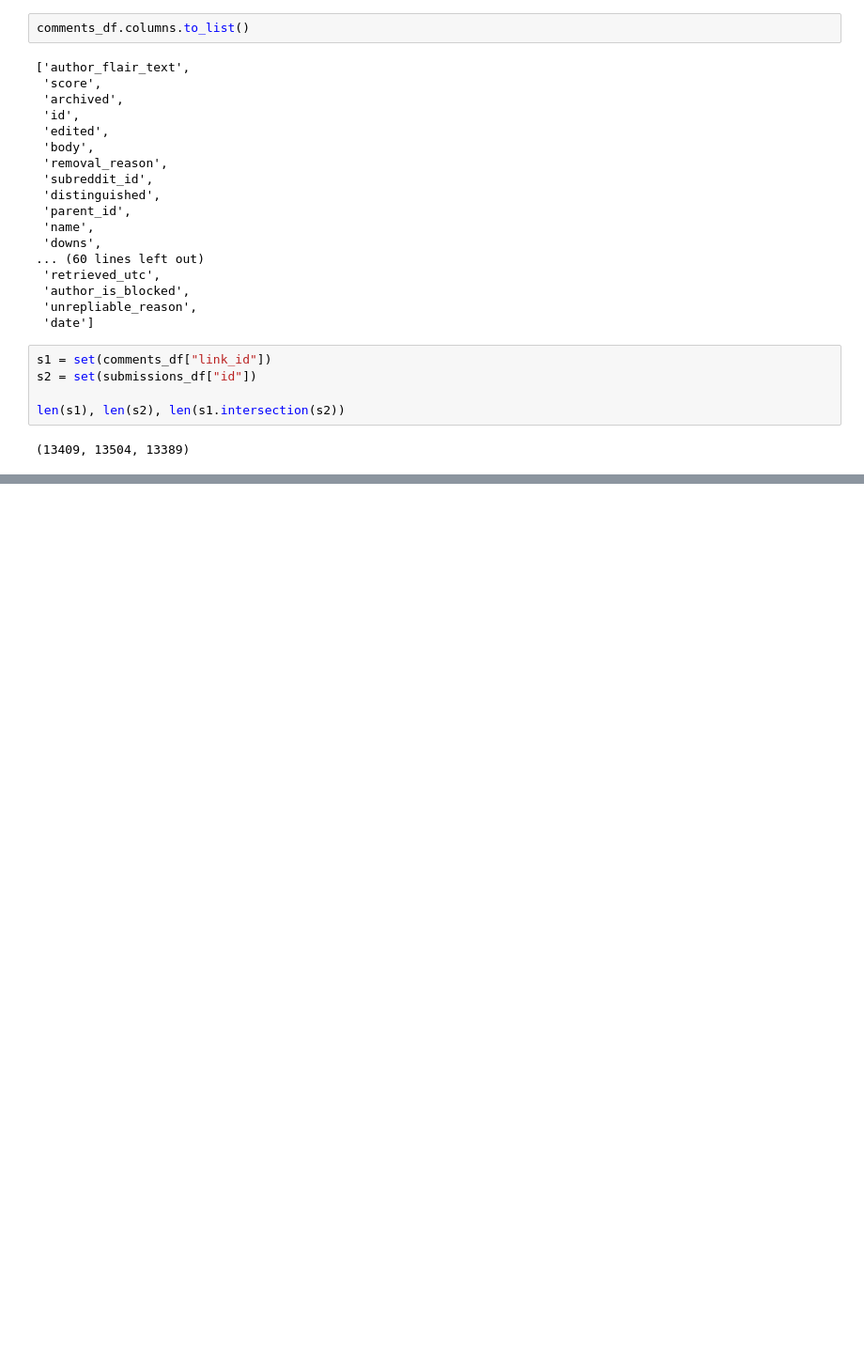
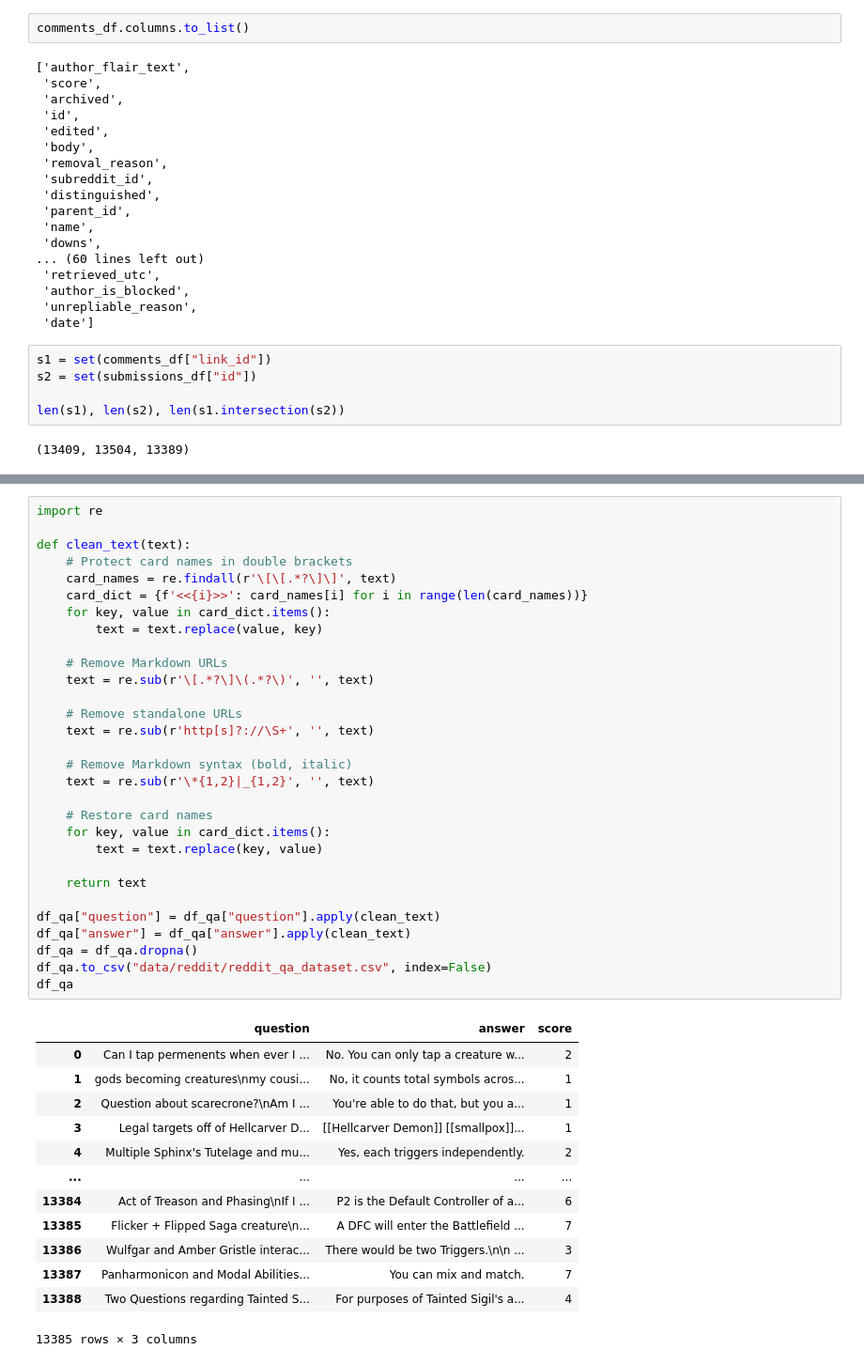
Before and after one commit to Javier-Jimenez99/gatherer-sage, a Jupyter notebook: reddit.ipynb, the cells around one changed output, grey strips where cells are left out. Shown: that part at 94% size. Saved outputs shown, nothing was run; the diff lists cells and outputs as text; blank space fills up the shorter version.

Commit message:
add parsed reddit dataset

```diff
--- a/reddit.ipynb
+++ b/reddit.ipynb
@@ -149,0 +148,44 @@ df_qa
+# %%
+import re
+
+def clean_text(text):
+    # Protect card names in double brackets
+    card_names = re.findall(r'\[\[.*?\]\]', text)
+    card_dict = {f'<<{i}>>': card_names[i] for i in range(len(card_names))}
+    for key, value in card_dict.items():
+        text = text.replace(value, key)
+
+    # Remove Markdown URLs
+    text = re.sub(r'\[.*?\]\(.*?\)', '', text)
+
+    # Remove standalone URLs
+    text = re.sub(r'http[s]?://\S+', '', text)
+
+    # Remove Markdown syntax (bold, italic)
+    text = re.sub(r'\*{1,2}|_{1,2}', '', text)
+
+    # Restore card names
+    for key, value in card_dict.items():
+        text = text.replace(key, value)
+
+    return text
+
+df_qa["question"] = df_qa["question"].apply(clean_text)
+df_qa["answer"] = df_qa["answer"].apply(clean_text)
+df_qa = df_qa.dropna()
+df_qa.to_csv("data/reddit/reddit_qa_dataset.csv", index=False)
+df_qa
+# %% [output]
+|  | question | answer | score |
+| 0 | Can I tap permenents when ever I ... | No. You can only tap a creature w... | 2 |
+| 1 | gods becoming creatures\nmy cousi... | No, it counts total symbols acros... | 1 |
+| 2 | Question about scarecrone?\nAm I ... | You're able to do that, but you a... | 1 |
+| 3 | Legal targets off of Hellcarver D... | [[Hellcarver Demon]] [[smallpox]]... | 1 |
+| 4 | Multiple Sphinx's Tutelage and mu... | Yes, each triggers independently. | 2 |
+| ... | ... | ... | ... |
+| 13384 | Act of Treason and Phasing\nIf I ... | P2 is the Default Controller of a... | 6 |
+| 13385 | Flicker + Flipped Saga creature\n... | A DFC will enter the Battlefield ... | 7 |
+| 13386 | Wulfgar and Amber Gristle interac... | There would be two Triggers.\n\n ... | 3 |
+| 13387 | Panharmonicon and Modal Abilities... | You can mix and match. | 7 |
+| 13388 | Two Questions regarding Tainted S... | For purposes of Tainted Sigil's a... | 4 |
+13385 rows × 3 columns
```
Also changed, not shown: parts of 6 cells of this notebook, 1 other file.
